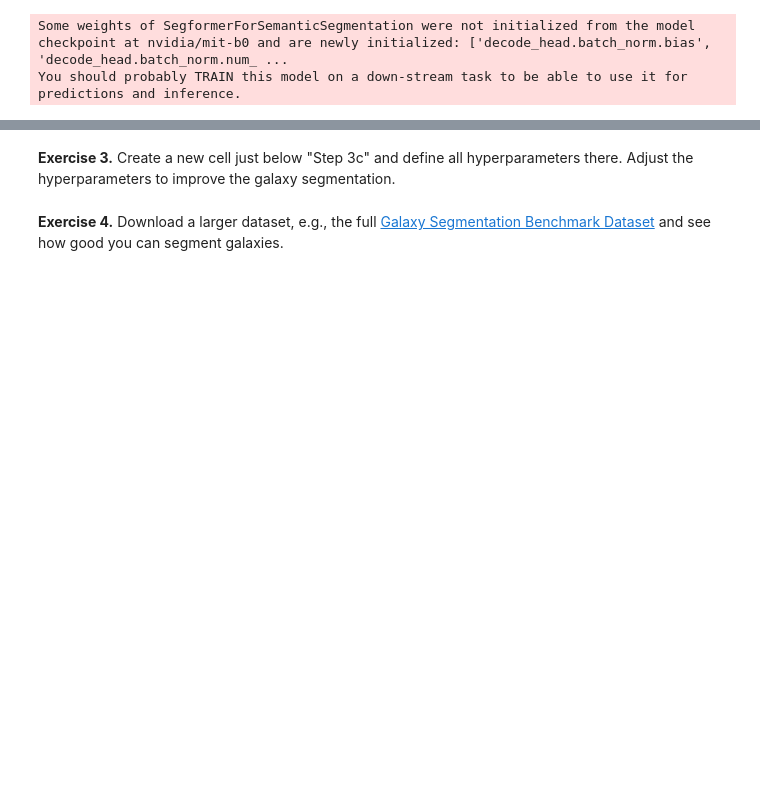
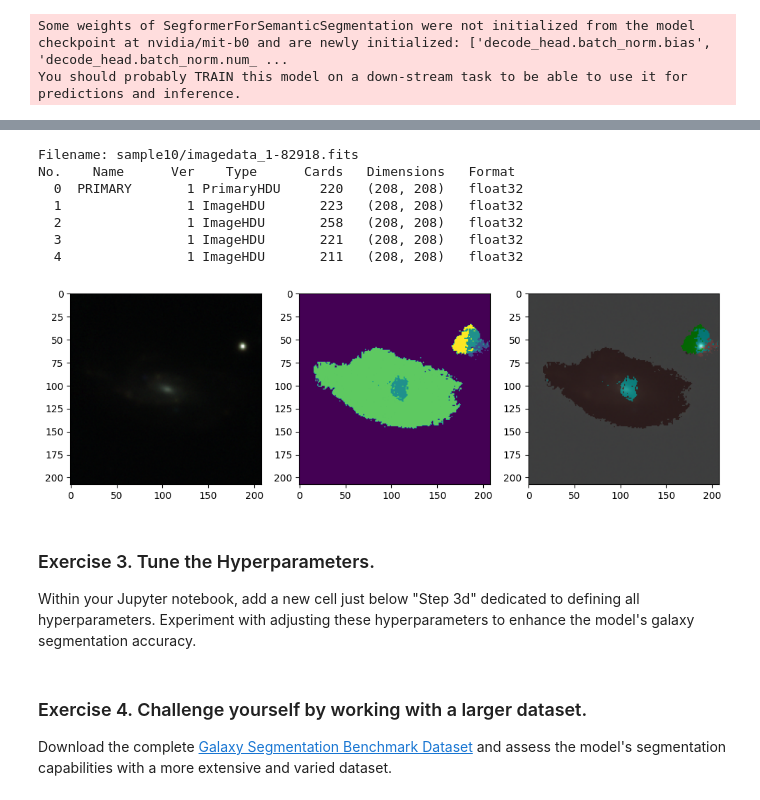
Before and after one commit to rndsrc/dl, a Jupyter notebook: segformer.ipynb, the cells around one changed output, grey strips where cells are left out. Cells and saved outputs as stored; diff of their text form; code cells hidden in the pictures; blank space fills up the shorter version.

```diff
--- a/segformer.ipynb
+++ b/segformer.ipynb
@@ -433,5 +462,28 @@ segshow(img, segmap, ax=axes[2])
+# %%
+img     = load_img("sample10/imagedata_1-82918.fits")
+inputs  = impro(images=img, return_tensors="pt").to(device)
+outputs = model(**inputs)
+mask    = impro.post_process_semantic_segmentation(outputs, target_sizes=[img.shape[:-1]])[0].cpu().numpy()
+
+fig, axes = plt.subplots(1,3, figsize=(12,4))
+axes[0].imshow(img)
+axes[1].imshow(mask)
+segshow(img, mask, ax=axes[2])
+# %% [output]
+Filename: sample10/imagedata_1-82918.fits
+No.    Name      Ver    Type      Cards   Dimensions   Format
+  0  PRIMARY       1 PrimaryHDU     220   (208, 208)   float32
+  1                1 ImageHDU       223   (208, 208)   float32
+  2                1 ImageHDU       258   (208, 208)   float32
+  3                1 ImageHDU       221   (208, 208)   float32
+  4                1 ImageHDU       211   (208, 208)   float32
+[figure, added]
 # %% [markdown]
-**Exercise 3.** Create a new cell just below "Step 3c" and define all hyperparameters there.
-Adjust the hyperparameters to improve the galaxy segmentation.
+### Exercise 3. Tune the Hyperparameters.
+
+Within your Jupyter notebook, add a new cell just below "Step 3d" dedicated to defining all hyperparameters.
+Experiment with adjusting these hyperparameters to enhance the model's galaxy segmentation accuracy.
 # %% [markdown]
-**Exercise 4.** Download a larger dataset, e.g., the full [Galaxy Segmentation Benchmark Dataset](https://registry.opendata.aws/apd_galaxysegmentation/) and see how good you can segment galaxies.
+### Exercise 4. Challenge yourself by working with a larger dataset.
+
+Download the complete [Galaxy Segmentation Benchmark Dataset](https://registry.opendata.aws/apd_galaxysegmentation/) and assess the model's segmentation capabilities with a more extensive and varied dataset.
```
Also changed, not shown: parts of 16 cells of this notebook.
